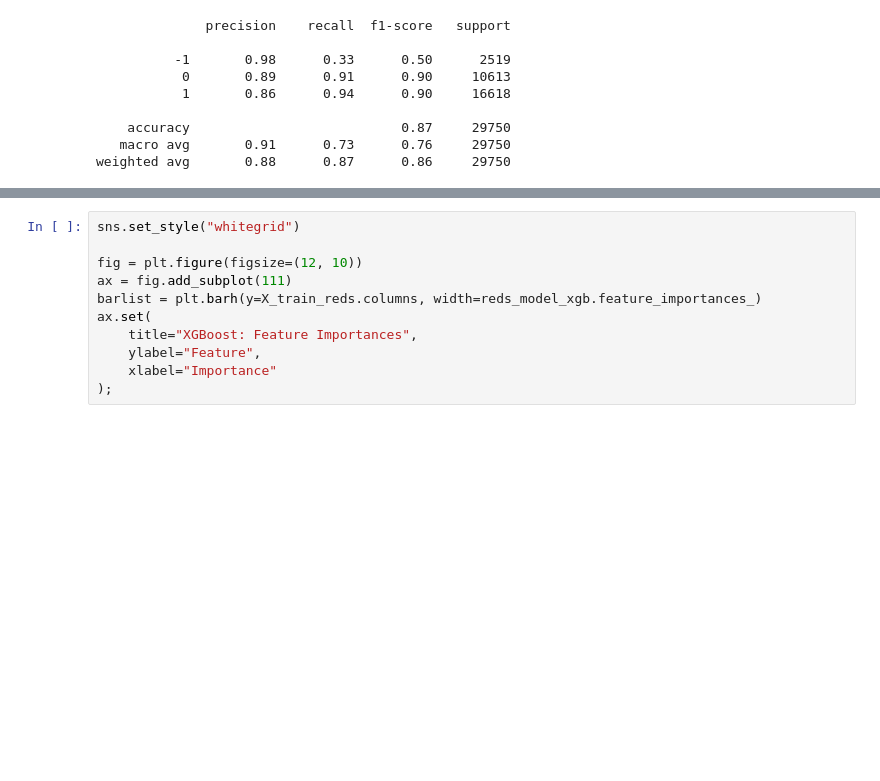
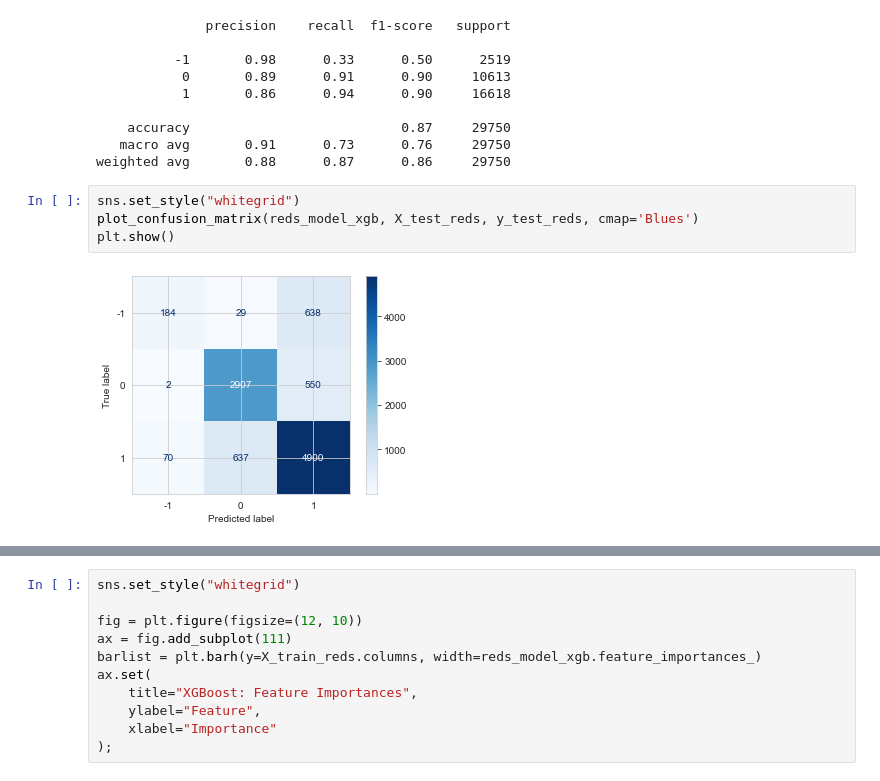
Before and after one commit to ewehmueller/pitch-analysis, a Jupyter notebook: pitch-classification.ipynb, the cells around one changed output, grey strips where cells are left out. Cells and saved outputs as stored; diff of their text form; blank space fills up the shorter version.

Commit message:
Cleanup, More Markdown Descriptions, More Confusion Matrix Fixes

```diff
--- a/pitch-classification.ipynb
+++ b/pitch-classification.ipynb
@@ -802,3 +798,9 @@ print(classification_report(y_train_reds, pred_xgb_reds))
     accuracy                           0.87     29750
    macro avg       0.91      0.73      0.76     29750
 weighted avg       0.88      0.87      0.86     29750
+# %%
+sns.set_style("whitegrid")
+plot_confusion_matrix(reds_model_xgb, X_test_reds, y_test_reds, cmap='Blues')
+plt.show()
+# %% [output]
+[figure, added]
```
Also changed, not shown: parts of 6 cells of this notebook.
